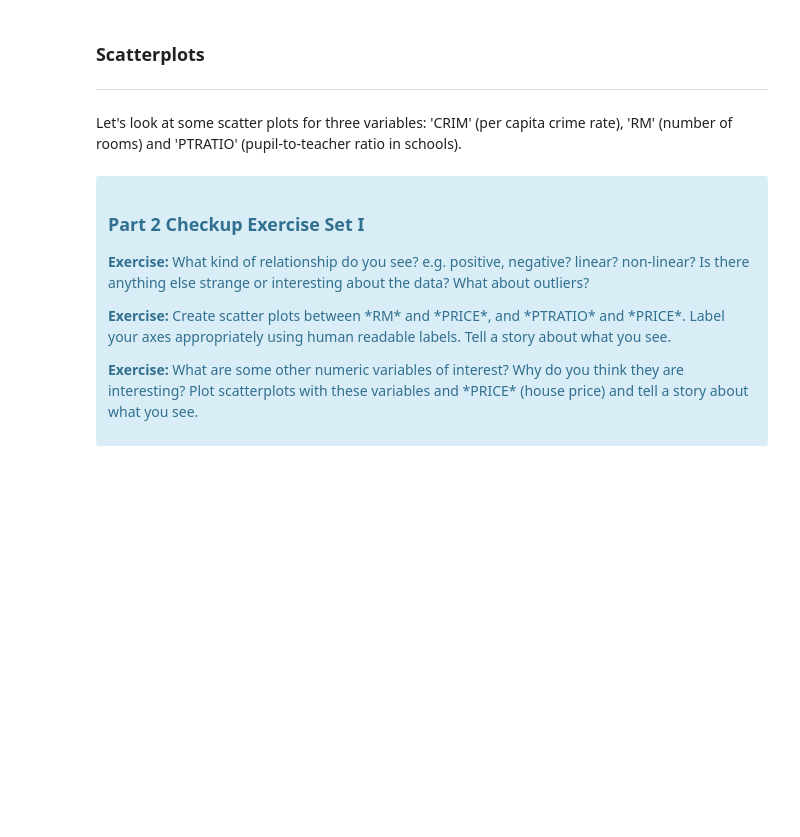
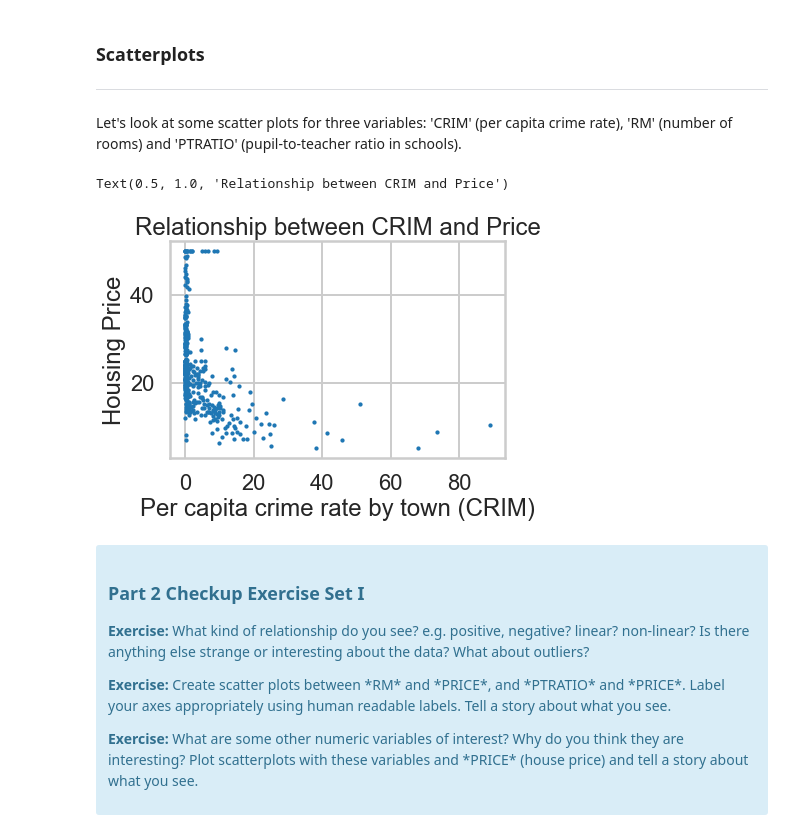
Before and after one commit to mgudorf/datsci, a Jupyter notebook: miniprojects/linear_regression/Mini_Project_Linear_Regression.ipynb, the cells around one changed output. Saved outputs shown, nothing was run; the diff lists cells and outputs as text; code cells hidden in the pictures; blank space fills up the shorter version.

```diff
--- a/miniprojects/linear_regression/Mini_Project_Linear_Regression.ipynb
+++ b/miniprojects/linear_regression/Mini_Project_Linear_Regression.ipynb
@@ -23,13 +23,14 @@ import pandas as pd
 import scipy.stats as stats
 import matplotlib.pyplot as plt
 import sklearn
-
+import statsmodels.api as sm
 import seaborn as sns
 
 # special matplotlib argument for improved plots
 from matplotlib import rcParams
 sns.set_style("whitegrid")
 sns.set_context("poster")
+plt.rc('font', size=8)
 # %% [markdown]
 ***
 # Part 1: Introduction to Linear Regression
@@ -200,10 +255,13 @@ bos.describe()
 
 Let's look at some scatter plots for three variables: 'CRIM' (per capita crime rate), 'RM' (number of rooms) and 'PTRATIO' (pupil-to-teacher ratio in schools).
 # %%
-plt.scatter(bos.CRIM, bos.PRICE)
+plt.scatter(bos.CRIM, bos.PRICE, s=5)
 plt.xlabel("Per capita crime rate by town (CRIM)")
 plt.ylabel("Housing Price")
 plt.title("Relationship between CRIM and Price")
+# %% [output]
+Text(0.5, 1.0, 'Relationship between CRIM and Price')
+[figure, added]
 # %% [markdown]
 <div class="span5 alert alert-info">
 <h3>Part 2 Checkup Exercise Set I</h3>
```
Also changed, not shown: parts of 105 cells of this notebook.
